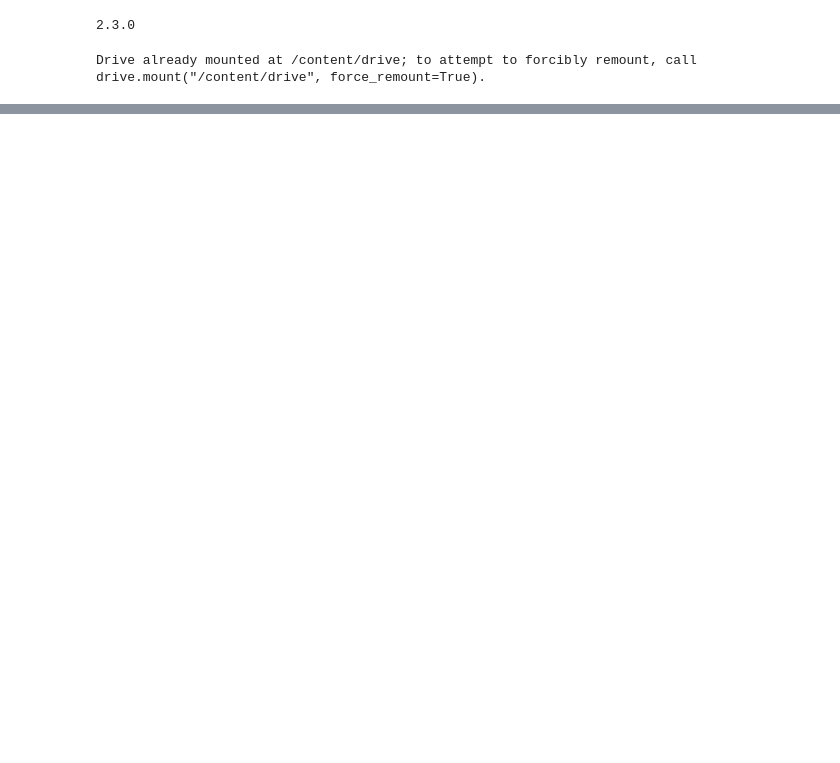
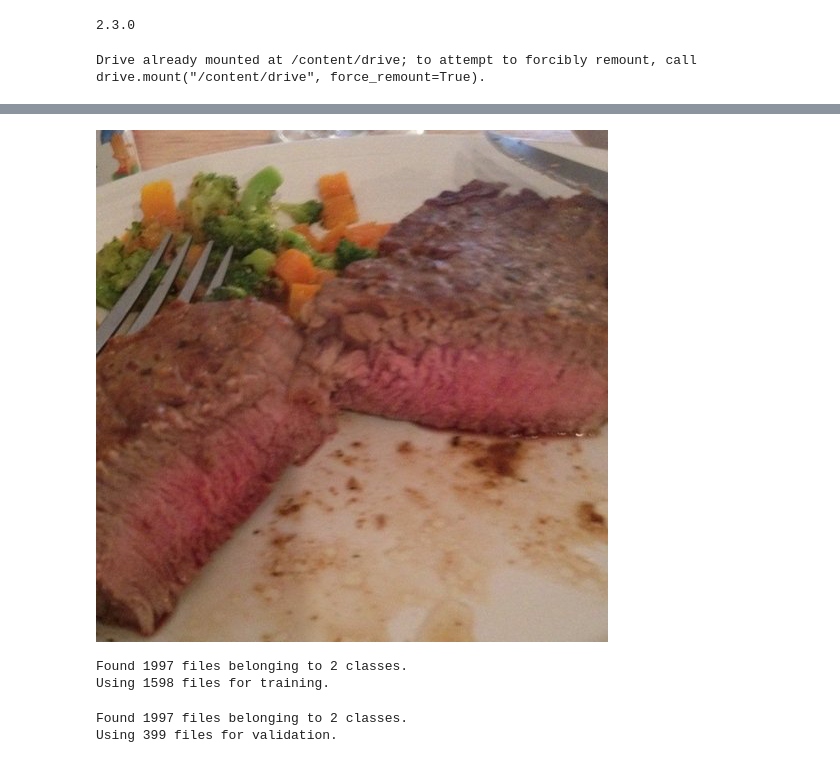
Before and after one commit to CSC345DSLoveYou/HousePrice_DSLoveyou, a Jupyter notebook: HousePrices_DSLoveYou.ipynb, the cells around one changed output, grey strips where cells are left out. Cells and saved outputs as stored; diff of their text form; code cells hidden in the pictures; blank space fills up the shorter version.

```diff
--- a/HousePrices_DSLoveYou.ipynb
+++ b/HousePrices_DSLoveYou.ipynb
@@ -28,0 +43,5 @@ with zipfile.ZipFile(pizza_notPizza_dataset, 'r') as z:
+# %%
+not_pizza = list(data_dir.glob('Not_Pizza/*'))
+PIL.Image.open(str(not_pizza[0]))
+# %% [output]
+[figure, added]
@@ -28,0 +52,22 @@ with zipfile.ZipFile(pizza_notPizza_dataset, 'r') as z:
+# %%
+train_ds = tf.keras.preprocessing.image_dataset_from_directory(
+  data_dir,
+  validation_split=0.2,
+  subset="training",
+  seed=123,
+  image_size=(img_height, img_width),
+  batch_size=batch_size)
+# %% [output]
+Found 1997 files belonging to 2 classes.
+Using 1598 files for training.
+# %%
+val_ds = tf.keras.preprocessing.image_dataset_from_directory(
+  data_dir,
+  validation_split=0.2,
+  subset="validation",
+  seed=123,
+  image_size=(img_height, img_width),
+  batch_size=batch_size)
+# %% [output]
+Found 1997 files belonging to 2 classes.
+Using 399 files for validation.
```
Also changed, not shown: parts of 4 cells of this notebook.
